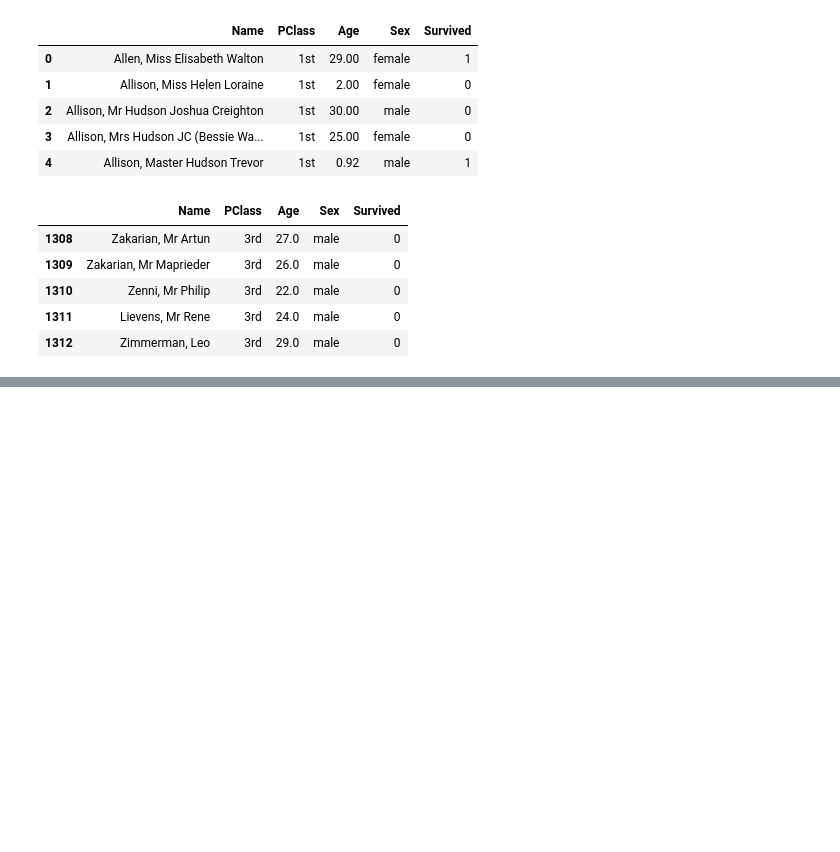
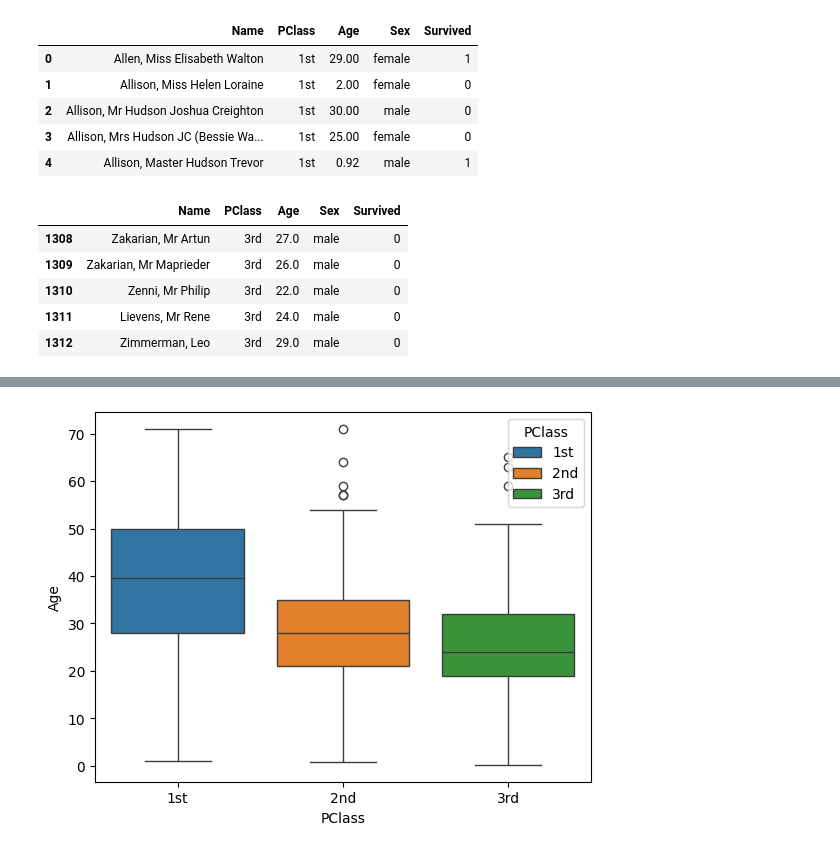
Before and after one commit to labib1910024/Python_Basic, a Jupyter notebook: eda_titanic.ipynb, the cells around one changed output, grey strips where cells are left out. Cells and saved outputs as stored; diff of their text form; code cells hidden in the pictures; blank space fills up the shorter version.

```diff
--- a/eda_titanic.ipynb
+++ b/eda_titanic.ipynb
@@ -33,0 +105,5 @@ titanic.
+# %%
+sns.boxplot(x="PClass",y="Age",data=titanic,hue="PClass")
+plt.show()
+# %% [output]
+[figure, added]
```
Also changed, not shown: parts of 10 cells of this notebook.
